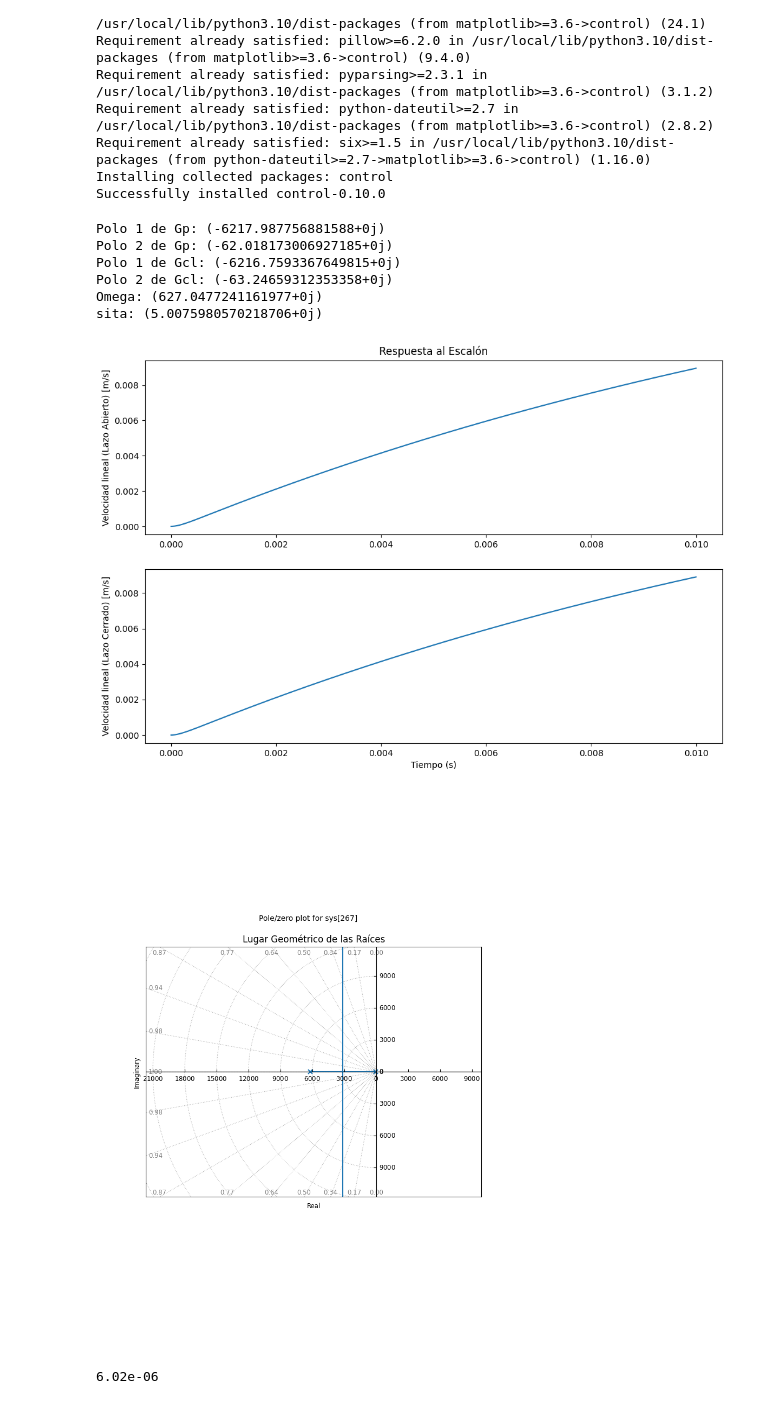
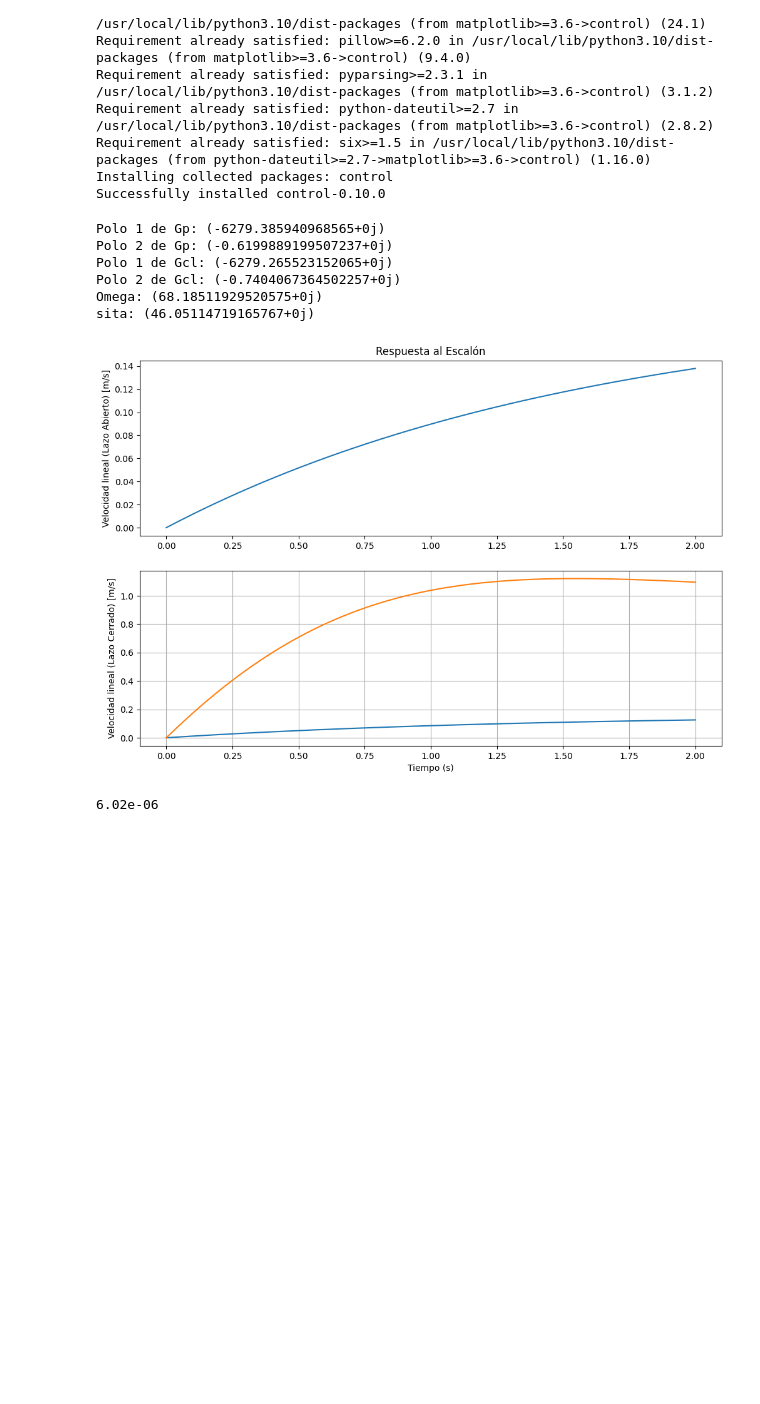
Before and after one commit to RamiroVelascoM/SDC-Proyecto, a Jupyter notebook: ProyectoSDC.ipynb, the cells around one changed output. Saved outputs shown, nothing was run; the diff lists cells and outputs as text; code cells hidden in the pictures; blank space fills up the shorter version.

```diff
--- a/ProyectoSDC.ipynb
+++ b/ProyectoSDC.ipynb
@@ -31,8 +31,8 @@ R = 0.628                # Ohm                 --> R   = resistencia en bornes
 L = 0.10 * (10**(-3))    # mH a H              --> L   = inductancia en bornes
 Jm = 6.02 * (10**(-6))   # g*cm^2 a kg*m^2     --> Jm  = inercia del rotor
 B = 10**(-5)             # N*m*rad/s           --> B   = fricción mecánica
-#k1 = 25.5 * (10**(-3))   # mV*s/rad a V*s/rad  --> k1  = constante de FEM
-#k2 = 25.5 * (10**(-3))   # mN*m/A a N*m/A      --> k2  = constante de par
+k1 = 25.5 * (10**(-3))   # mV*s/rad a V*s/rad  --> k1  = constante de FEM
+k2 = 25.5 * (10**(-3))   # mN*m/A a N*m/A      --> k2  = constante de par
 n = 1/10                 #                     --> n   = relacion de transmision
 
 
@@ -59,9 +59,7 @@ Jcarga = (n**2) * MOI_sumatoria
 Jeq = (Jm + Jcarga)
 Beq = B
 
-k1 = 25.5 * (10**(-2))
-k2 = 25.5 * (10**(-2))
-
+# Definicion de constantes
 A = Jeq*L
 B = (R*Jeq) + (Beq*L)
 C = (R*Beq) + (k1*k2)
@@ -71,16 +69,13 @@ D = k2 * Radio_Rodillos * n
 s = ctrl.TransferFunction.s
 Gp = D / ((A*s**2) + (B*s) + C)
 
-# Sistema en lazo cerrado con controlador PID
-#Gpid = ctrl.feedback(C * Gp, 1)
-
 # Obtener los polos de Gp
 poles = ctrl.poles(Gp)
 print("Polo 1 de Gp:", poles[0])
 print("Polo 2 de Gp:", poles[1])
 
 # Tiempos para simular
-t = np.linspace(0, 0.01, 1000)
+t = np.linspace(0, 2, 1000)
 
 # Respuesta al escalón en LA
 t, y_open_loop = ctrl.step_response(Gp, t)
@@ -89,45 +84,59 @@ t, y_open_loop = ctrl.step_response(Gp, t)
 Gcl = ctrl.feedback(Gp)
 poles = ctrl.poles(Gcl)
 print("Polo 1 de Gcl:", poles[0])
 print("Polo 2 de Gcl:", poles[1])
 
+# Sistema en lazo cerrado con controlador PID
+Kp = 15
+Ki = 25
+Kd = 0
+C = ctrl.TransferFunction([Kd, Kp, Ki], [1, 0])
+G_PID = ctrl.feedback(C * Gp, 1)
+
 # Parametros caracteristicos 2do orden
 omega = (poles[0]*poles[1])**(1/2)
 sita  = abs(poles[0]+poles[1]) / (2*omega)
 print("Omega:", omega)
 print("sita:", sita)
 
 # Respuesta al escalón en LC
 t, y_closed_loop = ctrl.step_response(Gcl, t)
+
+# Respuesta al escalón PID
+t, y_PID = ctrl.step_response(G_PID, t)
 
 # Respuestas en función del tiempo
 plt.figure(figsize=(12, 8))
 
 plt.subplot(2, 1, 1)
 plt.plot(t, y_open_loop)
 plt.title('Respuesta al Escalón')
 plt.ylabel('Velocidad lineal (Lazo Abierto) [m/s]')
 
 plt.subplot(2, 1, 2)
 plt.plot(t, y_closed_loop)
 plt.ylabel('Velocidad lineal (Lazo Cerrado) [m/s]')
 plt.xlabel('Tiempo (s)')
 
+plt.subplot(2, 1, 2)
+plt.plot(t, y_PID)
+plt.ylabel('Velocidad lineal (Lazo Cerrado) [m/s]')
+plt.xlabel('Tiempo (s)')
+
 # Gráfica del LGR
-plt.figure(figsize=(8, 6))
-ctrl.root_locus(Gp, plot=True, grid=True)
-plt.title('Lugar Geométrico de las Raíces')
-
+#plt.figure(figsize=(8, 6))
+#ctrl.root_locus(Gp, plot=True, grid=True)
+#plt.title('Lugar Geométrico de las Raíces')
+plt.grid(True)
 plt.show()
 # %% [output]
-Polo 1 de Gp: (-6217.987756881588+0j)
-Polo 2 de Gp: (-62.018173006927185+0j)
-Polo 1 de Gcl: (-6216.7593367649815+0j)
-Polo 2 de Gcl: (-63.24659312353358+0j)
-Omega: (627.0477241161977+0j)
-sita: (5.0075980570218706+0j)
+Polo 1 de Gp: (-6279.385940968565+0j)
+Polo 2 de Gp: (-0.6199889199507237+0j)
+Polo 1 de Gcl: (-6279.265523152065+0j)
+Polo 2 de Gcl: (-0.7404067364502257+0j)
+Omega: (68.18511929520575+0j)
+sita: (46.05114719165767+0j)
-[figure, old version]
+[figure, new version]
-[figure, removed]
 # %%
 Jm
 # %% [output]
```
